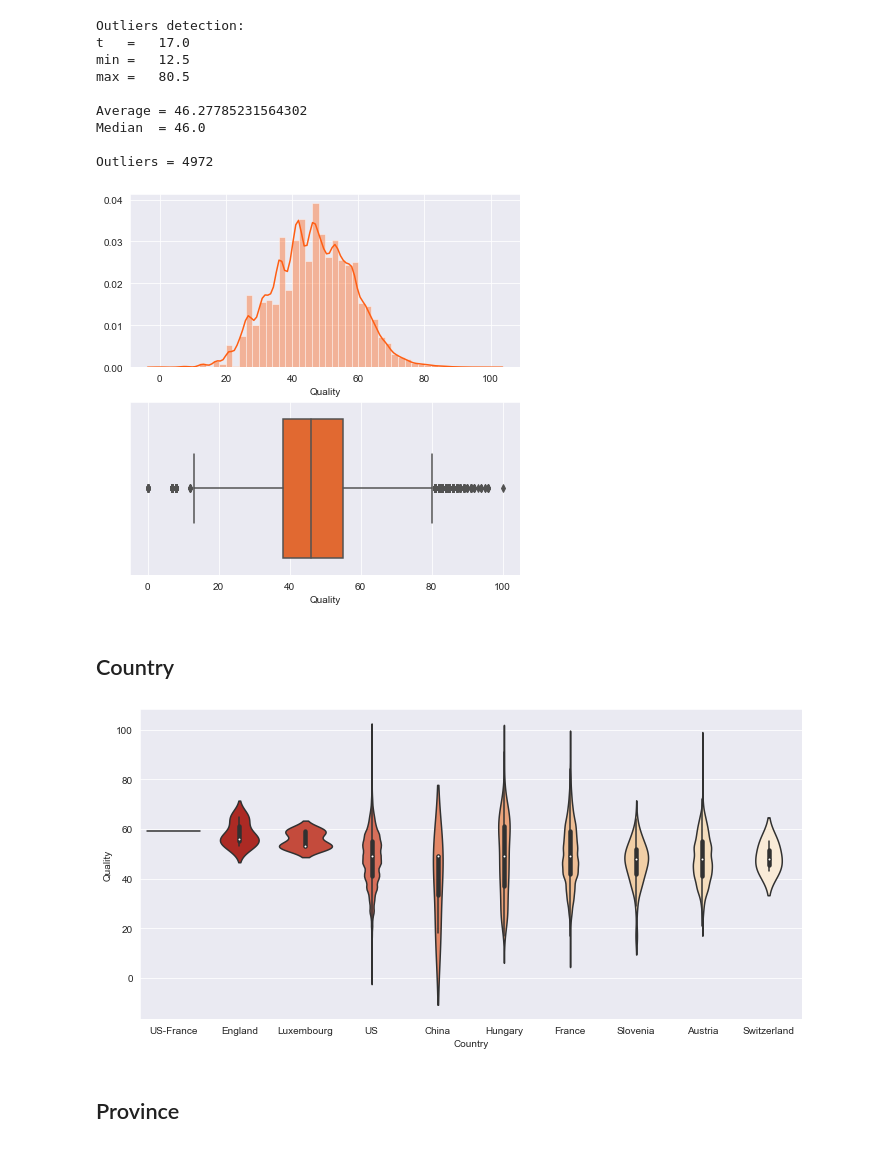
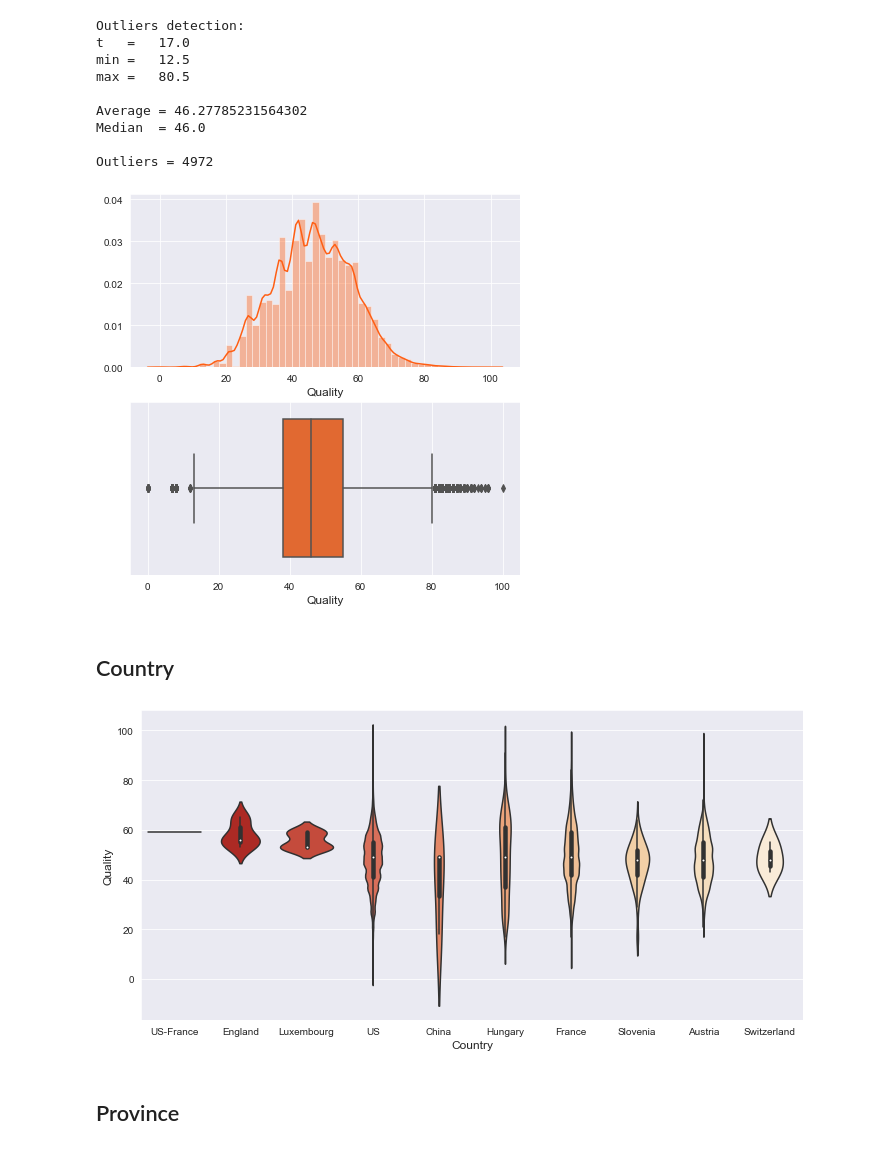
Before and after one commit to francescodisalvo05/wine-quality-prediction, a Jupyter notebook: EDA.ipynb, the cells around one changed output. Cells and saved outputs as stored; diff of their text form; code cells hidden in the pictures.

```diff
--- a/EDA.ipynb
+++ b/EDA.ipynb
@@ -157,17 +158,17 @@ Outliers = 4972
 # %%
 ################################
 ## Distribution and outliers
 ################################
 
 fig, ax = plt.subplots(2,1,figsize=(7, 7))
 sns.distplot(X_dev["quality"],color="#ff5e13", ax=ax[0])
 sns.boxplot(X_dev['quality'], color="#ff5e13",ax=ax[1])
-ax[0].set_xlabel("Quality")
-ax[1].set_xlabel("Quality")
+ax[0].set_xlabel("Quality", fontsize=12)
+ax[1].set_xlabel("Quality", fontsize=12)
 
 plt.savefig("quality_image.svg", format="svg" )
 # %% [output]
-[figure, old version]
+[figure, new version]
 # %% [markdown]
 ## Country
 # %%
@@ -177,12 +178,12 @@ top_countries_df = X_dev[X_dev["country"].isin(top_countries)]
 fig, ax = plt.subplots(figsize=(10, 5))
 sns.violinplot(ax=ax,x="country", y="quality", order=top_countries, data=top_countries_df,palette="OrRd_r")
 plt.tight_layout()
-plt.xlabel("Country")
-plt.ylabel("Quality")
+plt.xlabel("Country", fontsize=12)
+plt.ylabel("Quality", fontsize=12)
 
 plt.savefig("country.svg", format="svg" )
 # %% [output]
-[figure, old version]
+[figure, new version]
 # %% [markdown]
 ## Province
 # %%
```
Also changed, not shown: parts of 1 cell of this notebook, 2 other files.
